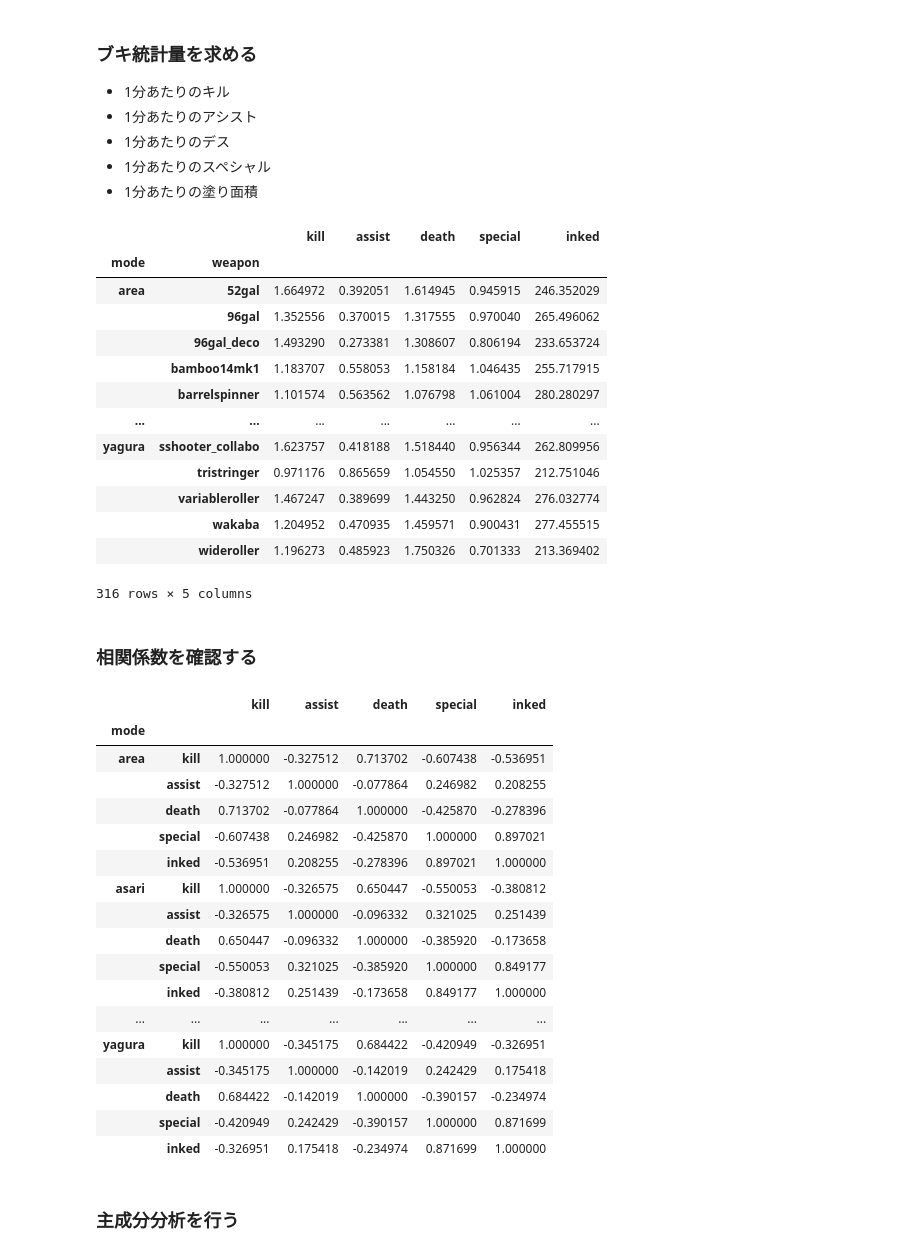
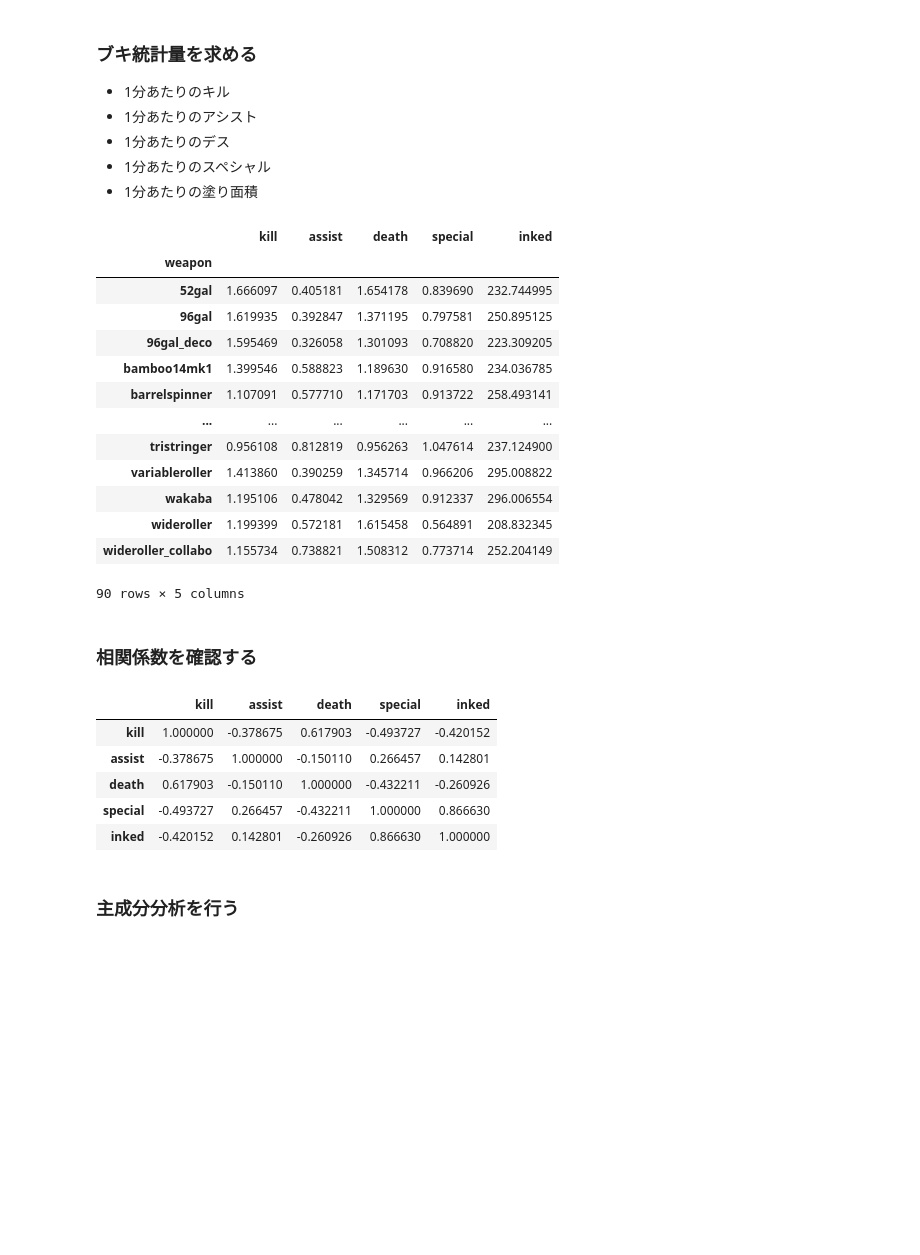
Before and after one commit to splatoonstat/splat-stat, a Jupyter notebook: examples/xmatch_weapon_pca.ipynb, the cells around one changed output. Drawn from its saved outputs; the diff is of its cells as text; code cells hidden in the pictures; blank space fills up the shorter version.

```diff
--- a/examples/xmatch_weapon_pca.ipynb
+++ b/examples/xmatch_weapon_pca.ipynb
@@ -14,8 +14,8 @@ import packages.visualize as v
 
 locale = Locale.JA
 lobby = d.Lobby.XMATCH
-date_from = dt.date(2023, 4, 1)
-date_to = dt.date(2023, 5, 13)
+date_from = dt.date(2023, 6, 1)
+date_to = dt.date(2023, 6, 8)
 battles = db.load_battles(lobby=lobby, date_from=date_from, date_to=date_to)
 players = u.to_players(battles)
 # %% [markdown]
@@ -34,45 +34,34 @@ for col in result_cols:
     weapon_stat[col] = weapon_stat[col] / weapon_stat["time"] * 60
 
 weapon_stat = weapon_stat.drop(columns="time")
+weapon_stat = weapon_stat.groupby("weapon").mean()
 weapon_stat
 # %% [output]
-|  |  | kill | assist | death | special | inked |
-| mode | weapon |  |  |  |  |  |
-| area | 52gal | 1.664972 | 0.392051 | 1.614945 | 0.945915 | 246.352029 |
-|  | 96gal | 1.352556 | 0.370015 | 1.317555 | 0.970040 | 265.496062 |
-|  | 96gal_deco | 1.493290 | 0.273381 | 1.308607 | 0.806194 | 233.653724 |
-|  | bamboo14mk1 | 1.183707 | 0.558053 | 1.158184 | 1.046435 | 255.717915 |
-|  | barrelspinner | 1.101574 | 0.563562 | 1.076798 | 1.061004 | 280.280297 |
-| ... | ... | ... | ... | ... | ... | ... |
-| yagura | sshooter_collabo | 1.623757 | 0.418188 | 1.518440 | 0.956344 | 262.809956 |
-|  | tristringer | 0.971176 | 0.865659 | 1.054550 | 1.025357 | 212.751046 |
-|  | variableroller | 1.467247 | 0.389699 | 1.443250 | 0.962824 | 276.032774 |
-|  | wakaba | 1.204952 | 0.470935 | 1.459571 | 0.900431 | 277.455515 |
-|  | wideroller | 1.196273 | 0.485923 | 1.750326 | 0.701333 | 213.369402 |
+|  | kill | assist | death | special | inked |
+| weapon |  |  |  |  |  |
+| 52gal | 1.666097 | 0.405181 | 1.654178 | 0.839690 | 232.744995 |
+| 96gal | 1.619935 | 0.392847 | 1.371195 | 0.797581 | 250.895125 |
+| 96gal_deco | 1.595469 | 0.326058 | 1.301093 | 0.708820 | 223.309205 |
+| bamboo14mk1 | 1.399546 | 0.588823 | 1.189630 | 0.916580 | 234.036785 |
+| barrelspinner | 1.107091 | 0.577710 | 1.171703 | 0.913722 | 258.493141 |
+| ... | ... | ... | ... | ... | ... |
+| tristringer | 0.956108 | 0.812819 | 0.956263 | 1.047614 | 237.124900 |
+| variableroller | 1.413860 | 0.390259 | 1.345714 | 0.966206 | 295.008822 |
+| wakaba | 1.195106 | 0.478042 | 1.329569 | 0.912337 | 296.006554 |
+| wideroller | 1.199399 | 0.572181 | 1.615458 | 0.564891 | 208.832345 |
+| wideroller_collabo | 1.155734 | 0.738821 | 1.508312 | 0.773714 | 252.204149 |
-316 rows × 5 columns
+90 rows × 5 columns
 # %% [markdown]
 ### 相関係数を確認する
 # %%
-weapon_stat.groupby("mode").corr()
+weapon_stat.corr()
 # %% [output]
-|  |  | kill | assist | death | special | inked |
-| mode |  |  |  |  |  |  |
-| area | kill | 1.000000 | -0.327512 | 0.713702 | -0.607438 | -0.536951 |
-|  | assist | -0.327512 | 1.000000 | -0.077864 | 0.246982 | 0.208255 |
-|  | death | 0.713702 | -0.077864 | 1.000000 | -0.425870 | -0.278396 |
-|  | special | -0.607438 | 0.246982 | -0.425870 | 1.000000 | 0.897021 |
-|  | inked | -0.536951 | 0.208255 | -0.278396 | 0.897021 | 1.000000 |
-| asari | kill | 1.000000 | -0.326575 | 0.650447 | -0.550053 | -0.380812 |
-|  | assist | -0.326575 | 1.000000 | -0.096332 | 0.321025 | 0.251439 |
-|  | death | 0.650447 | -0.096332 | 1.000000 | -0.385920 | -0.173658 |
-|  | special | -0.550053 | 0.321025 | -0.385920 | 1.000000 | 0.849177 |
-|  | inked | -0.380812 | 0.251439 | -0.173658 | 0.849177 | 1.000000 |
-| ... | ... | ... | ... | ... | ... | ... |
-| yagura | kill | 1.000000 | -0.345175 | 0.684422 | -0.420949 | -0.326951 |
-|  | assist | -0.345175 | 1.000000 | -0.142019 | 0.242429 | 0.175418 |
-|  | death | 0.684422 | -0.142019 | 1.000000 | -0.390157 | -0.234974 |
-|  | special | -0.420949 | 0.242429 | -0.390157 | 1.000000 | 0.871699 |
-|  | inked | -0.326951 | 0.175418 | -0.234974 | 0.871699 | 1.000000 |
+|  | kill | assist | death | special | inked |
+| kill | 1.000000 | -0.378675 | 0.617903 | -0.493727 | -0.420152 |
+| assist | -0.378675 | 1.000000 | -0.150110 | 0.266457 | 0.142801 |
+| death | 0.617903 | -0.150110 | 1.000000 | -0.432211 | -0.260926 |
+| special | -0.493727 | 0.266457 | -0.432211 | 1.000000 | 0.866630 |
+| inked | -0.420152 | 0.142801 | -0.260926 | 0.866630 | 1.000000 |
 # %% [markdown]
 ### 主成分分析を行う
 # %%
```
Also changed, not shown: parts of 3 cells of this notebook, 6 other files.
